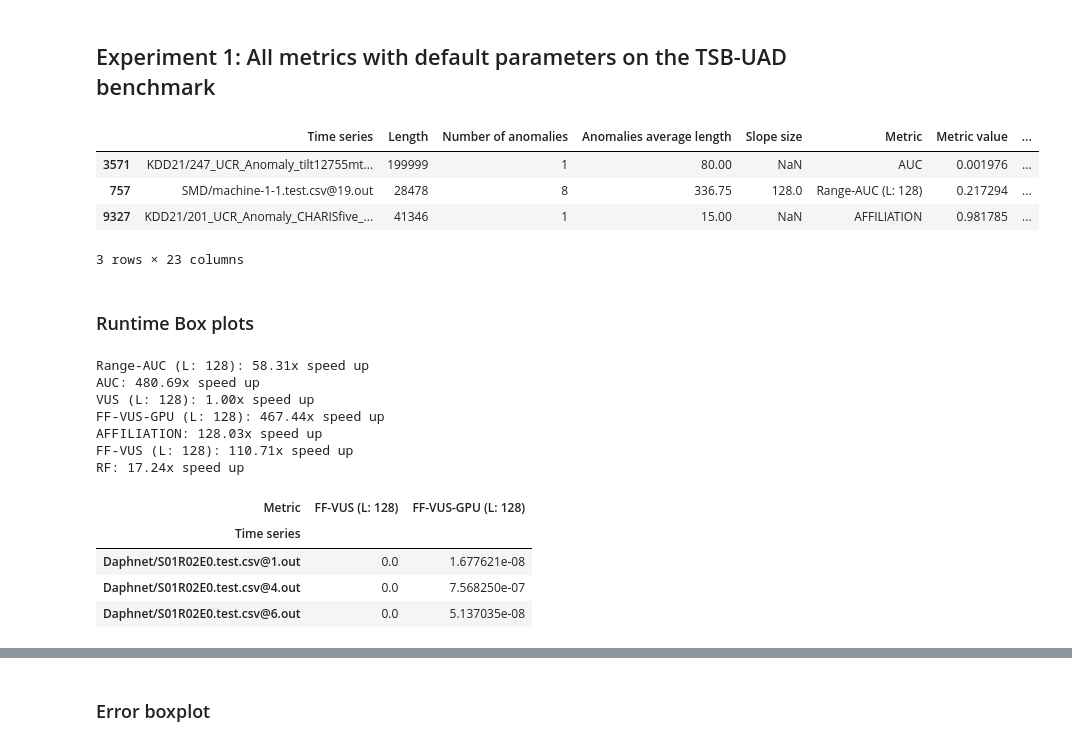
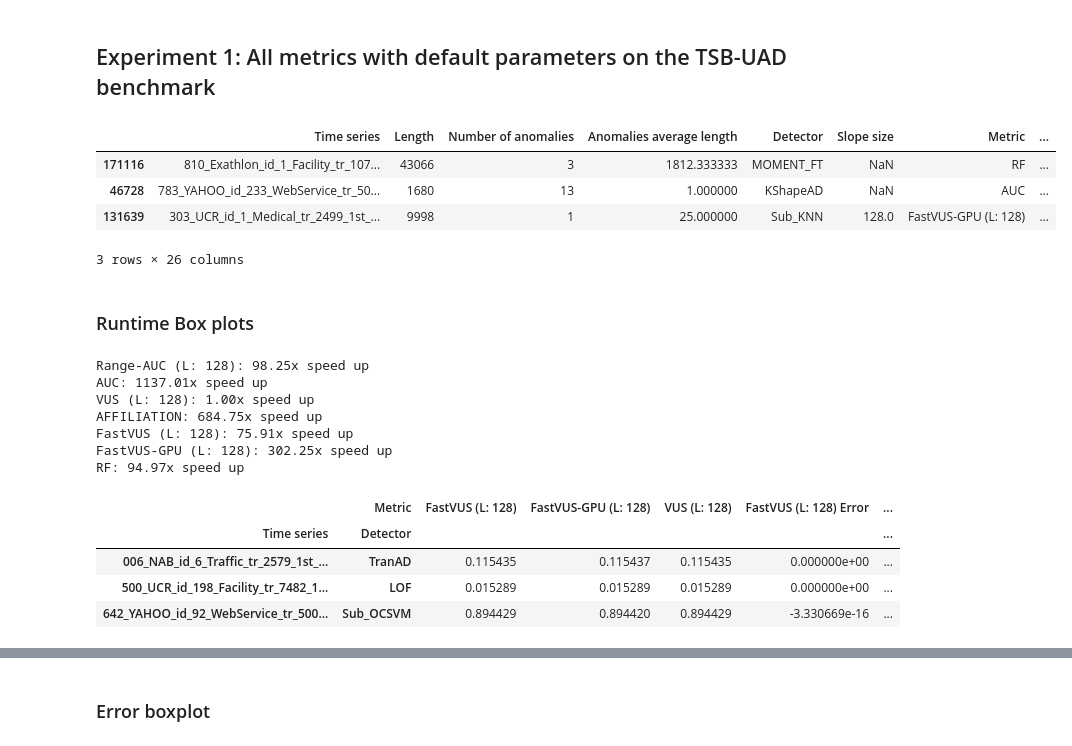
Before and after one commit to sylligardos/autovus, a Jupyter notebook: src/notebooks/experimental_results.ipynb, the cells around one changed output, grey strips where cells are left out. Drawn from its saved outputs; the diff is of its cells as text; code cells hidden in the pictures.

```diff
--- a/src/notebooks/experimental_results.ipynb
+++ b/src/notebooks/experimental_results.ipynb
@@ -20,11 +20,13 @@ save_fig_path = os.path.join(experiments_path, 'figures')
 os.makedirs(save_fig_path, exist_ok=True)
 # %%
 # Consistent color palette
+my_vus_name = 'FastVUS'
+
 color_palette = {
-    'FF-VUS (L: 128)': '#c8b400',          # Good
-    'FF-VUS-GPU (L: 128)': '#40da70',     # Very Good
-    'FF-VUS': '#c8b400',          # Good
-    'FF-VUS-GPU': '#40da70',     # Very Good
+    f'{my_vus_name} (L: 128)': '#c8b400',          # Good
+    f'{my_vus_name}-GPU (L: 128)': '#40da70',     # Very Good
+    f'{my_vus_name}': '#c8b400',          # Good
+    f'{my_vus_name}-GPU': '#40da70',     # Very Good
     'AUC': '#f1a73f',                # Secondary competitor
     'VUS (L: 128)': '#b02a41',            # Main competitor
     'AFFILIATION': '#A5D1C2',        # Useless competitors
@@ -34,8 +36,8 @@ color_palette = {
 
 # Map shorthand names to formal names
 formal_names = {
-    'FF-VUS': 'FF-VUS (L: 128)',
-    'FF-VUS-GPU': 'FF-VUS-GPU (L: 128)',
+    'FF-VUS': f'{my_vus_name} (L: 128)',
+    'FF-VUS-GPU': f'{my_vus_name}-GPU (L: 128)',
     'AUC': 'AUC',
     'VUS': 'VUS (L: 128)',
     'RF': 'RF',
@@ -43,8 +45,8 @@ formal_names = {
     'RANGE-AUC': 'Range-AUC (L: 128)',
     'auc': 'AUC',
     'vus': 'VUS (L: 128)',
-    'ffvus': 'FF-VUS (L: 128)',
-    'ffvusgpu': 'FF-VUS-GPU (L: 128)',
+    'ffvus': f'{my_vus_name} (L: 128)',
+    'ffvusgpu': f'{my_vus_name}-GPU (L: 128)',
 }
 
 # Default seaborn style
@@ -70,16 +72,16 @@ def load_results(path):
 # %% [markdown]
 ## Experiment 1: All metrics with default parameters on the TSB-UAD benchmark
 # %%
-curr_experiment_path = os.path.join(experiments_path, 'allmetrics_defparams_tsb', 'results')
+curr_experiment_path = os.path.join(experiments_path, 'all_metrics_tsb_def_params', 'results')
 df = load_results(curr_experiment_path)
 df['Metric'] = df['Metric'].map(formal_names)
 df.sample(3)
 # %% [output]
-|  | Time series | Length | Number of anomalies | Anomalies average length | Slope size | Metric | Metric value | ... |
-| 3571 | KDD21/247_UCR_Anomaly_tilt12755mt... | 199999 | 1 | 80.00 | NaN | AUC | 0.001976 | ... |
-| 757 | SMD/machine-1-1.test.csv@19.out | 28478 | 8 | 336.75 | 128.0 | Range-AUC (L: 128) | 0.217294 | ... |
-| 9327 | KDD21/201_UCR_Anomaly_CHARISfive_... | 41346 | 1 | 15.00 | NaN | AFFILIATION | 0.981785 | ... |
+|  | Time series | Length | Number of anomalies | Anomalies average length | Detector | Slope size | Metric | ... |
+| 171116 | 810_Exathlon_id_1_Facility_tr_107... | 43066 | 3 | 1812.333333 | MOMENT_FT | NaN | RF | ... |
+| 46728 | 783_YAHOO_id_233_WebService_tr_50... | 1680 | 13 | 1.000000 | KShapeAD | NaN | AUC | ... |
+| 131639 | 303_UCR_id_1_Medical_tr_2499_1st_... | 9998 | 1 | 25.000000 | Sub_KNN | 128.0 | FastVUS-GPU (L: 128) | ... |
-3 rows × 23 columns
+3 rows × 26 columns
 # %% [markdown]
 ### Runtime Box plots
 # %%
@@ -96,25 +98,26 @@ for metric in df['Metric'].unique():
     speed_up_dict[metric] = curr_speed_up.mean()
     print(f"{metric}: {speed_up_dict[metric]:.2f}x speed up")
 # %% [output]
-Range-AUC (L: 128): 58.31x speed up
-AUC: 480.69x speed up
+Range-AUC (L: 128): 98.25x speed up
+AUC: 1137.01x speed up
 VUS (L: 128): 1.00x speed up
-FF-VUS-GPU (L: 128): 467.44x speed up
-AFFILIATION: 128.03x speed up
-FF-VUS (L: 128): 110.71x speed up
-RF: 17.24x speed up
+AFFILIATION: 684.75x speed up
+FastVUS (L: 128): 75.91x speed up
+FastVUS-GPU (L: 128): 302.25x speed up
+RF: 94.97x speed up
 # %%
-# Error of FF-VUS and FF-VUS-GPU compared to VUS
-current_metrics = ['FF-VUS (L: 128)', 'FF-VUS-GPU (L: 128)']
-vus_df = df[df['Metric'] == 'VUS (L: 128)'].set_index('Time series')
+# Error of Fast-VUS and Fast-VUS-GPU compared to VUS
+current_metrics = [f'{my_vus_name} (L: 128)', f'{my_vus_name}-GPU (L: 128)', 'VUS (L: 128)']
 
-values_df = df[df['Metric'].isin(current_metrics)][['Time series', 'Metric', 'Metric value']]
-values_df = values_df.pivot(columns='Metric', index='Time series', values='Metric value')
-dif_df = values_df.apply(lambda row: row - vus_df.loc[row.name]['Metric value'], axis=1).abs()
-dif_df.head(3)
+values_df = df[df['Metric'].isin(current_metrics)][['Time series', 'Detector', 'Metric', 'Metric value']]
+values_df = values_df.pivot_table(columns='Metric', index=['Time series', 'Detector'], values='Metric value', aggfunc='mean')
+
+for metric in [x for x in current_metrics if my_vus_name in x]:
+    values_df[f'{metric} Error'] = values_df[metric] - values_df['VUS (L: 128)']
+values_df.sample(3)
 # %% [output]
-| Metric | FF-VUS (L: 128) | FF-VUS-GPU (L: 128) |
-| Time series |  |  |
-| Daphnet/S01R02E0.test.csv@1.out | 0.0 | 1.677621e-08 |
-| Daphnet/S01R02E0.test.csv@4.out | 0.0 | 7.568250e-07 |
-| Daphnet/S01R02E0.test.csv@6.out | 0.0 | 5.137035e-08 |
+|  | Metric | FastVUS (L: 128) | FastVUS-GPU (L: 128) | VUS (L: 128) | FastVUS (L: 128) Error | ... |
+| Time series | Detector |  |  |  |  | ... |
+| 006_NAB_id_6_Traffic_tr_2579_1st_... | TranAD | 0.115435 | 0.115437 | 0.115435 | 0.000000e+00 | ... |
+| 500_UCR_id_198_Facility_tr_7482_1... | LOF | 0.015289 | 0.015289 | 0.015289 | 0.000000e+00 | ... |
+| 642_YAHOO_id_92_WebService_tr_500... | Sub_OCSVM | 0.894429 | 0.894420 | 0.894429 | -3.330669e-16 | ... |
```
Also changed, not shown: parts of 27 cells of this notebook, 8 other files.
